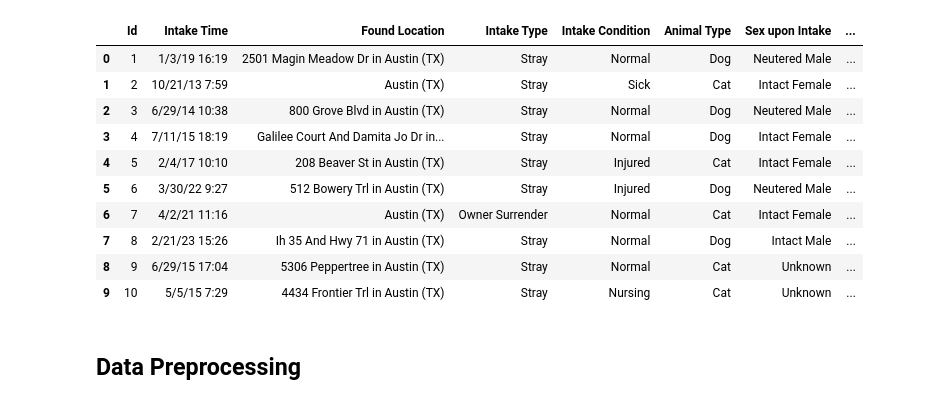
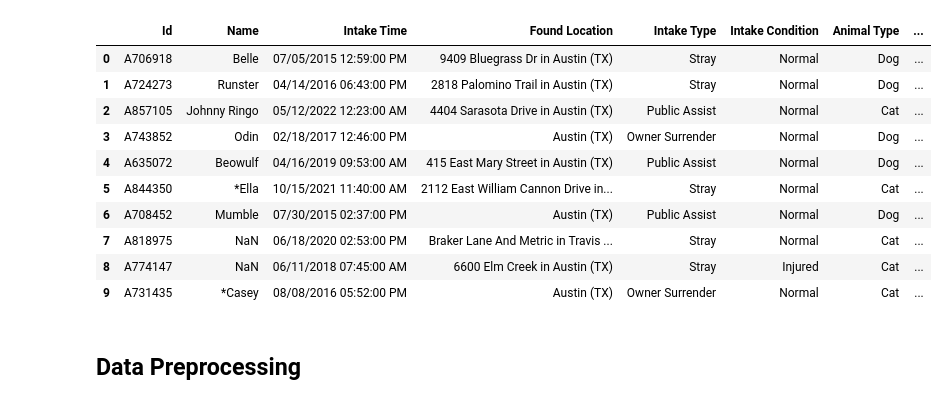
Before and after one commit to Oilersmethod/CS363M_project, a Jupyter notebook: project.ipynb, the cells around one changed output. Cells and saved outputs as stored; diff of their text form; code cells hidden in the pictures.

```diff
--- a/project.ipynb
+++ b/project.ipynb
@@ -4,29 +4,27 @@
 # %%
 import pandas as pd
 import numpy as np
 import sklearn as sk
 import re
 import warnings
-import torch
-from torch.utils.data import TensorDataset, DataLoader
 # Suppress FutureWarnings
 warnings.simplefilter(action='ignore', category=FutureWarning)
 
 train_df = pd.read_csv('train.csv')
 test_df = pd.read_csv('test.csv')
 
-test_df.head(10)
+train_df.head(10)
 # %% [output]
-|  | Id | Intake Time | Found Location | Intake Type | Intake Condition | Animal Type | Sex upon Intake | ... |
-| 0 | 1 | 1/3/19 16:19 | 2501 Magin Meadow Dr in Austin (TX) | Stray | Normal | Dog | Neutered Male | ... |
-| 1 | 2 | 10/21/13 7:59 | Austin (TX) | Stray | Sick | Cat | Intact Female | ... |
-| 2 | 3 | 6/29/14 10:38 | 800 Grove Blvd in Austin (TX) | Stray | Normal | Dog | Neutered Male | ... |
-| 3 | 4 | 7/11/15 18:19 | Galilee Court And Damita Jo Dr in... | Stray | Normal | Dog | Intact Female | ... |
-| 4 | 5 | 2/4/17 10:10 | 208 Beaver St in Austin (TX) | Stray | Injured | Cat | Intact Female | ... |
-| 5 | 6 | 3/30/22 9:27 | 512 Bowery Trl in Austin (TX) | Stray | Injured | Dog | Neutered Male | ... |
-| 6 | 7 | 4/2/21 11:16 | Austin (TX) | Owner Surrender | Normal | Cat | Intact Female | ... |
-| 7 | 8 | 2/21/23 15:26 | Ih 35 And Hwy 71 in Austin (TX) | Stray | Normal | Dog | Intact Male | ... |
-| 8 | 9 | 6/29/15 17:04 | 5306 Peppertree in Austin (TX) | Stray | Normal | Cat | Unknown | ... |
-| 9 | 10 | 5/5/15 7:29 | 4434 Frontier Trl in Austin (TX) | Stray | Nursing | Cat | Unknown | ... |
+|  | Id | Name | Intake Time | Found Location | Intake Type | Intake Condition | Animal Type | ... |
+| 0 | A706918 | Belle | 07/05/2015 12:59:00 PM | 9409 Bluegrass Dr in Austin (TX) | Stray | Normal | Dog | ... |
+| 1 | A724273 | Runster | 04/14/2016 06:43:00 PM | 2818 Palomino Trail in Austin (TX) | Stray | Normal | Dog | ... |
+| 2 | A857105 | Johnny Ringo | 05/12/2022 12:23:00 AM | 4404 Sarasota Drive in Austin (TX) | Public Assist | Normal | Cat | ... |
+| 3 | A743852 | Odin | 02/18/2017 12:46:00 PM | Austin (TX) | Owner Surrender | Normal | Dog | ... |
+| 4 | A635072 | Beowulf | 04/16/2019 09:53:00 AM | 415 East Mary Street in Austin (TX) | Public Assist | Normal | Dog | ... |
+| 5 | A844350 | *Ella | 10/15/2021 11:40:00 AM | 2112 East William Cannon Drive in... | Stray | Normal | Cat | ... |
+| 6 | A708452 | Mumble | 07/30/2015 02:37:00 PM | Austin (TX) | Public Assist | Normal | Dog | ... |
+| 7 | A818975 | NaN | 06/18/2020 02:53:00 PM | Braker Lane And Metric in Travis ... | Stray | Normal | Cat | ... |
+| 8 | A774147 | NaN | 06/11/2018 07:45:00 AM | 6600 Elm Creek in Austin (TX) | Stray | Injured | Cat | ... |
+| 9 | A731435 | *Casey | 08/08/2016 05:52:00 PM | Austin (TX) | Owner Surrender | Normal | Cat | ... |
 # %% [markdown]
 ## Data Preprocessing
```
Also changed, not shown: parts of 8 cells of this notebook, 1 other file.
